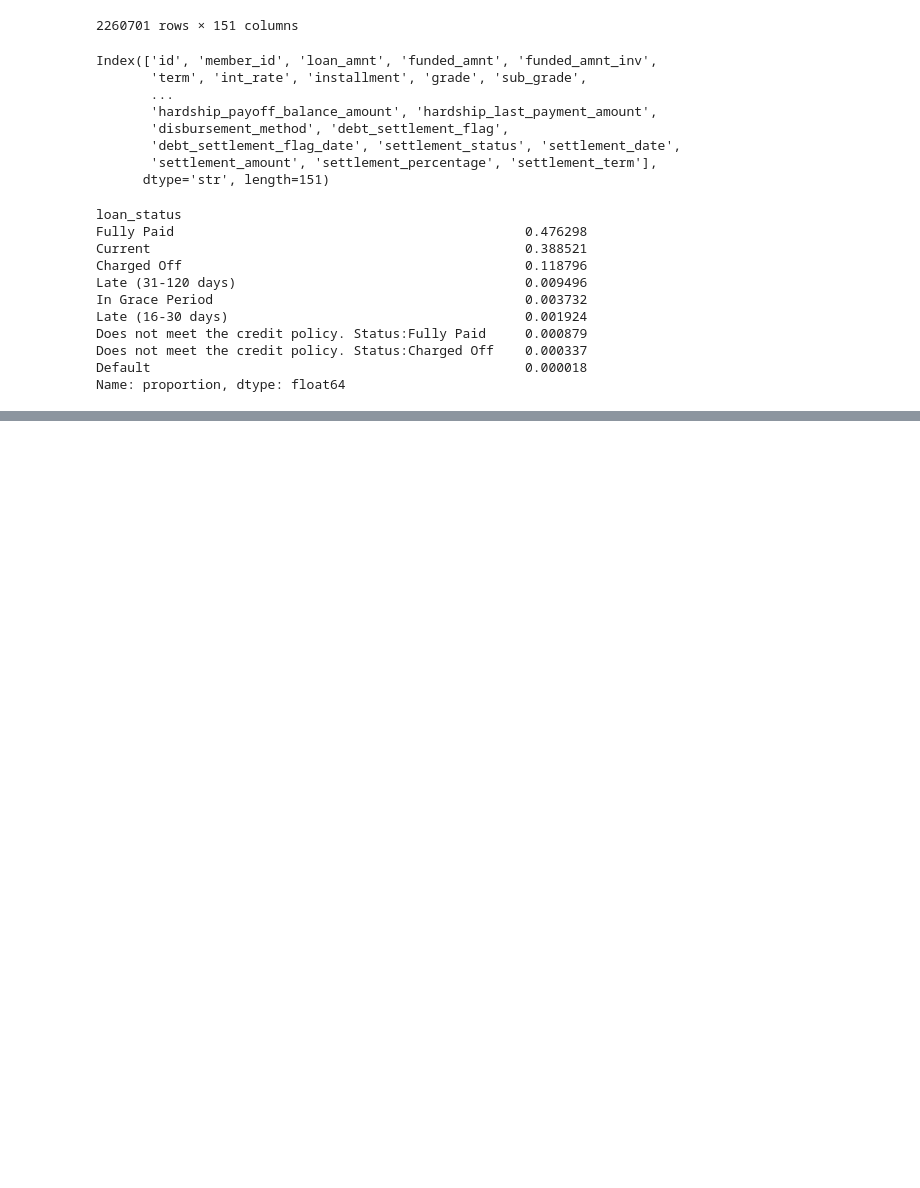
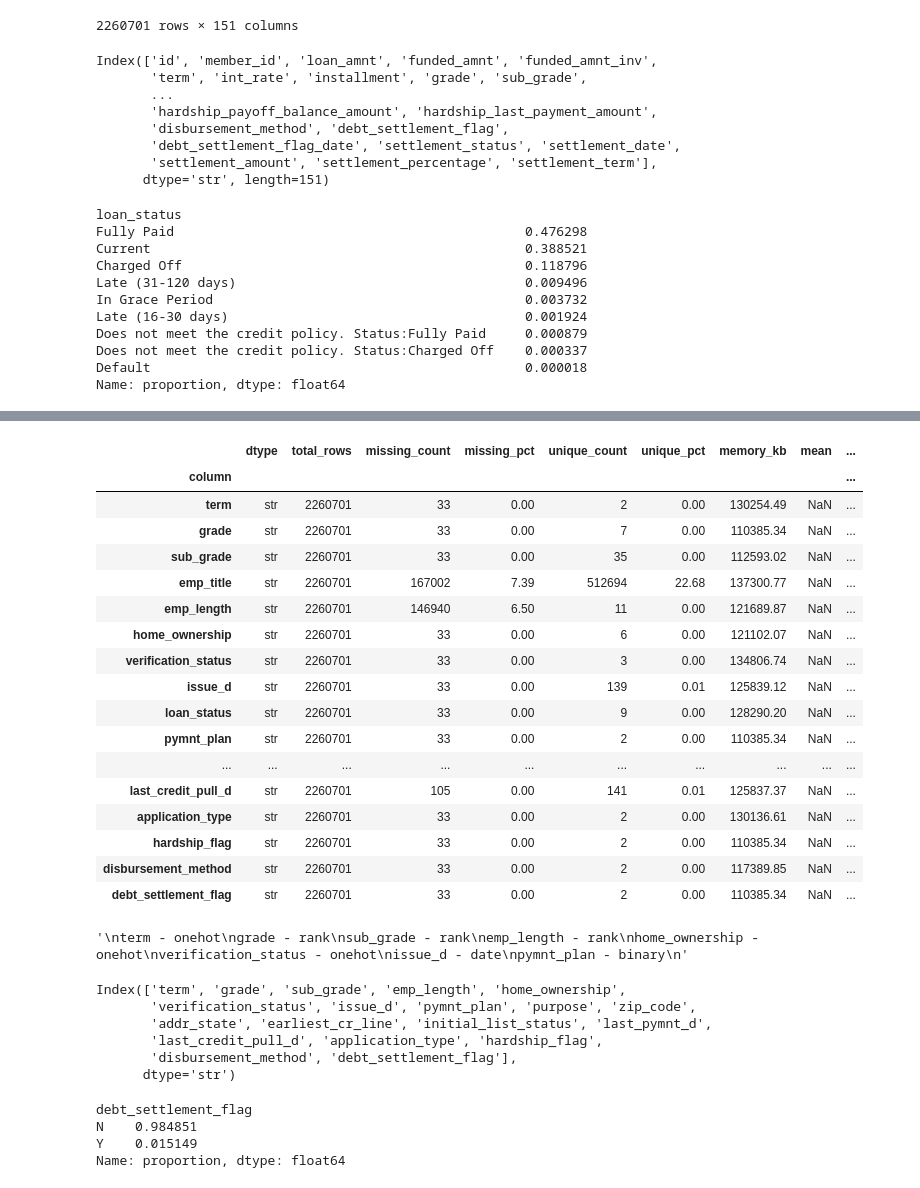
Before and after one commit to GusdPaula/MLENG_FIAP, a Jupyter notebook: fase_4/notebooks/EDA.ipynb, the cells around one changed output, grey strips where cells are left out. Drawn from its saved outputs; the diff is of its cells as text; code cells hidden in the pictures; blank space fills up the shorter version.

```diff
--- a/fase_4/notebooks/EDA.ipynb
+++ b/fase_4/notebooks/EDA.ipynb
@@ -53,0 +144,2 @@ Name: proportion, dtype: float64
+# %%
+profile_df = profile_dataframe(df)
@@ -53,0 +234,21 @@ Name: proportion, dtype: float64
+# %%
+profile_df[(profile_df["missing_pct"] <= 20) & (profile_df["dtype"] == "str")]
+# %% [output]
+|  | dtype | total_rows | missing_count | missing_pct | unique_count | unique_pct | memory_kb | mean | ... |
+| column |  |  |  |  |  |  |  |  | ... |
+| term | str | 2260701 | 33 | 0.00 | 2 | 0.00 | 130254.49 | NaN | ... |
+| grade | str | 2260701 | 33 | 0.00 | 7 | 0.00 | 110385.34 | NaN | ... |
+| sub_grade | str | 2260701 | 33 | 0.00 | 35 | 0.00 | 112593.02 | NaN | ... |
+| emp_title | str | 2260701 | 167002 | 7.39 | 512694 | 22.68 | 137300.77 | NaN | ... |
+| emp_length | str | 2260701 | 146940 | 6.50 | 11 | 0.00 | 121689.87 | NaN | ... |
+| home_ownership | str | 2260701 | 33 | 0.00 | 6 | 0.00 | 121102.07 | NaN | ... |
+| verification_status | str | 2260701 | 33 | 0.00 | 3 | 0.00 | 134806.74 | NaN | ... |
+| issue_d | str | 2260701 | 33 | 0.00 | 139 | 0.01 | 125839.12 | NaN | ... |
+| loan_status | str | 2260701 | 33 | 0.00 | 9 | 0.00 | 128290.20 | NaN | ... |
+| pymnt_plan | str | 2260701 | 33 | 0.00 | 2 | 0.00 | 110385.34 | NaN | ... |
+| ... | ... | ... | ... | ... | ... | ... | ... | ... | ... |
+| last_credit_pull_d | str | 2260701 | 105 | 0.00 | 141 | 0.01 | 125837.37 | NaN | ... |
+| application_type | str | 2260701 | 33 | 0.00 | 2 | 0.00 | 130136.61 | NaN | ... |
+| hardship_flag | str | 2260701 | 33 | 0.00 | 2 | 0.00 | 110385.34 | NaN | ... |
+| disbursement_method | str | 2260701 | 33 | 0.00 | 2 | 0.00 | 117389.85 | NaN | ... |
+| debt_settlement_flag | str | 2260701 | 33 | 0.00 | 2 | 0.00 | 110385.34 | NaN | ... |
@@ -53,0 +263,37 @@ Name: proportion, dtype: float64
+# %%
+"""
+term - onehot
+grade - rank
+sub_grade - rank
+emp_length - rank
+home_ownership - onehot
+verification_status - onehot
+issue_d - date
+pymnt_plan - binary
+purpose - onehot
+zip_code - numeric
+addr_state - onehot
+earliest_cr_line - date
+initial_list_status - onehot
+last_pymnt_d - date
+disbursement_method - onehot
+debt_settlement_flag - binary
+"""
+# %% [output]
+'\nterm - onehot\ngrade - rank\nsub_grade - rank\nemp_length - rank\nhome_ownership - onehot\nverification_status - onehot\nissue_d - date\npymnt_plan - binary\n'
+# %%
+df.select_dtypes(include=["object", "string"]).columns
+# %% [output]
+Index(['term', 'grade', 'sub_grade', 'emp_length', 'home_ownership',
+       'verification_status', 'issue_d', 'pymnt_plan', 'purpose', 'zip_code',
+       'addr_state', 'earliest_cr_line', 'initial_list_status', 'last_pymnt_d',
+       'last_credit_pull_d', 'application_type', 'hardship_flag',
+       'disbursement_method', 'debt_settlement_flag'],
+      dtype='str')
+# %%
+df.debt_settlement_flag.value_counts(normalize=True)
+# %% [output]
+debt_settlement_flag
+N    0.984851
+Y    0.015149
+Name: proportion, dtype: float64
```
Also changed, not shown: parts of 31 cells of this notebook.
